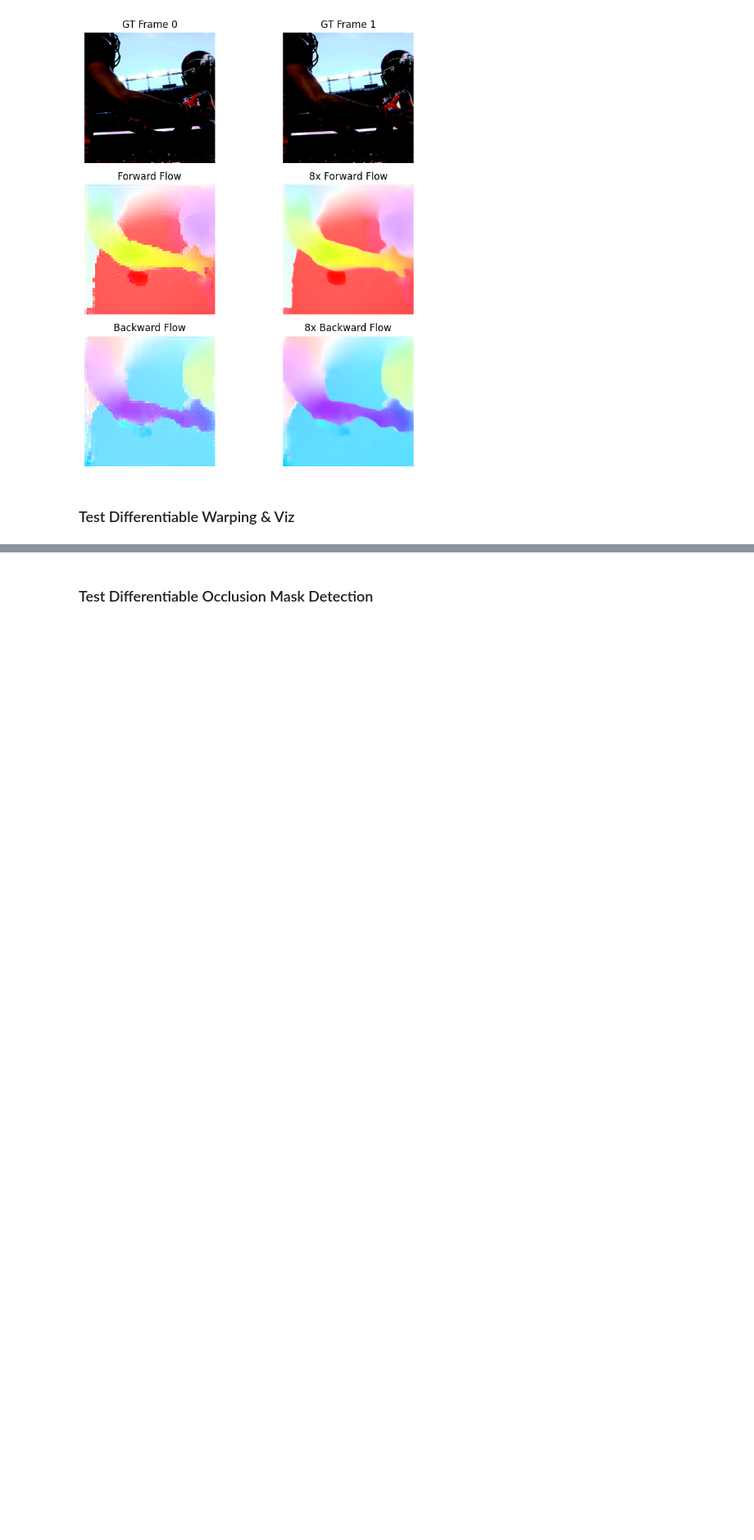
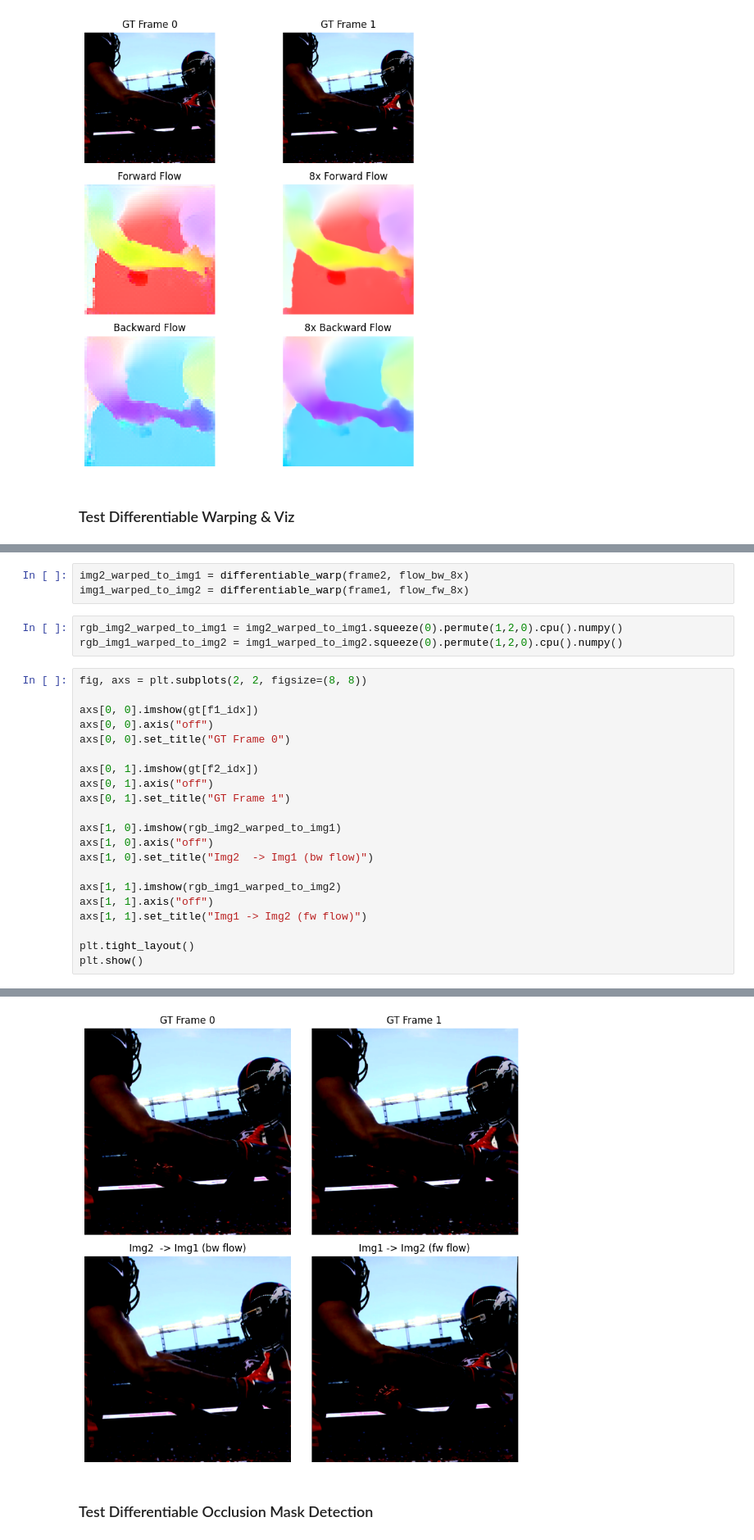
Before and after one commit to Aryan-Garg/gQIR, a Jupyter notebook: flow_tester.ipynb, the cells around one changed output, grey strips where cells are left out. Shown at 82% size. Saved outputs shown, nothing was run; the diff lists cells and outputs as text; blank space fills up the shorter version.

Commit message:
Finish modular testing of flow components

```diff
--- a/flow_tester.ipynb
+++ b/flow_tester.ipynb
@@ -332,0 +309,28 @@ def compute_flow_gradients(flow):
+# %%
+img2_warped_to_img1 = differentiable_warp(frame2, flow_bw_8x)
+img1_warped_to_img2 = differentiable_warp(frame1, flow_fw_8x)
+# %%
+rgb_img2_warped_to_img1 = img2_warped_to_img1.squeeze(0).permute(1,2,0).cpu().numpy()
+rgb_img1_warped_to_img2 = img1_warped_to_img2.squeeze(0).permute(1,2,0).cpu().numpy()
+# %%
+fig, axs = plt.subplots(2, 2, figsize=(8, 8))
+
+axs[0, 0].imshow(gt[f1_idx])
+axs[0, 0].axis("off")
+axs[0, 0].set_title("GT Frame 0")
+
+axs[0, 1].imshow(gt[f2_idx])
+axs[0, 1].axis("off")
+axs[0, 1].set_title("GT Frame 1")
+
+axs[1, 0].imshow(rgb_img2_warped_to_img1)
+axs[1, 0].axis("off")
+axs[1, 0].set_title("Img2  -> Img1 (bw flow)")
+
+axs[1, 1].imshow(rgb_img1_warped_to_img2)
+axs[1, 1].axis("off")
+axs[1, 1].set_title("Img1 -> Img2 (fw flow)")
+
+plt.tight_layout()
+plt.show()
+# %% [output]
@@ -333,3 +341,4 @@ def compute_flow_gradients(flow):
+[figure, added]
 # %% [markdown]
 ### Test Differentiable Occlusion Mask Detection
 # %%
```
Also changed, not shown: parts of 8 cells of this notebook, 1 other file.
